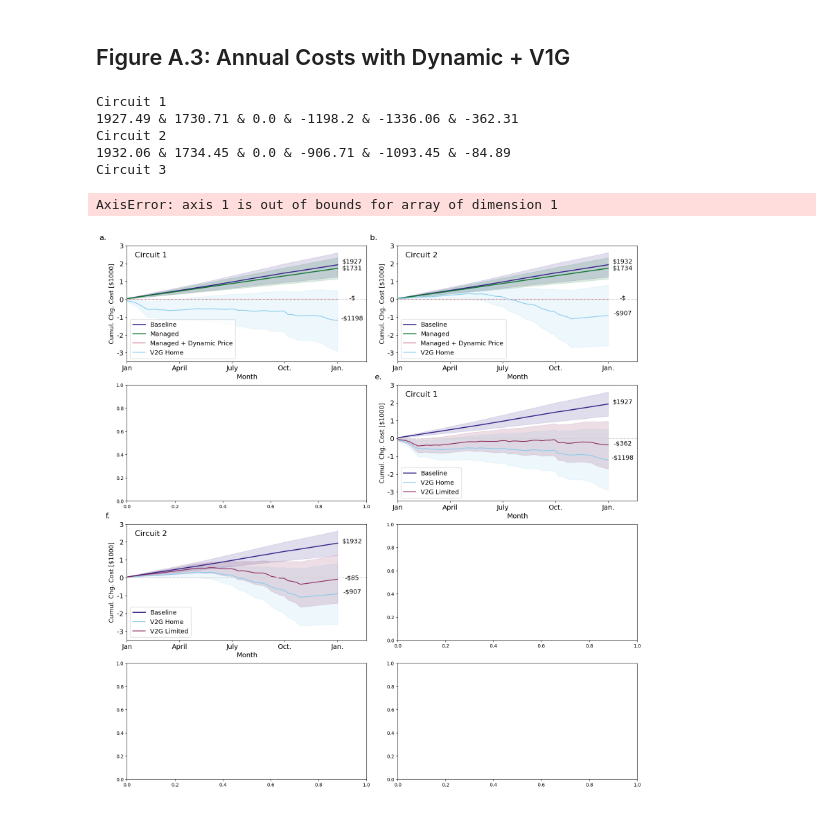
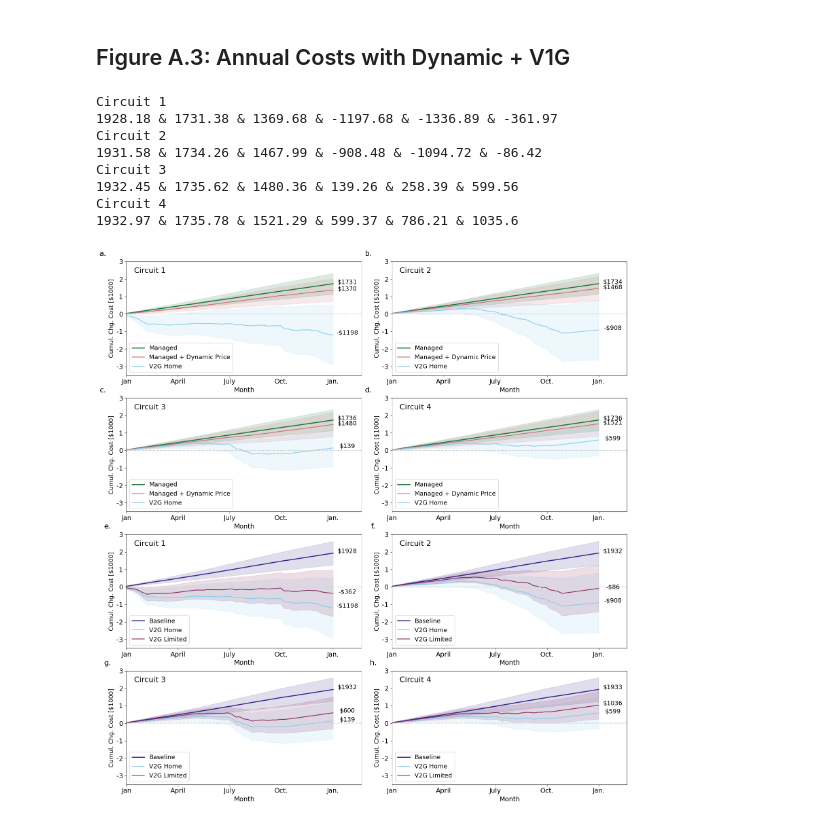
Before and after one commit to soniamartin17/v2g-dynamic-pricing, a Jupyter notebook: A3_costs_v1g_dynamic.ipynb, the cells around one changed output. Cells and saved outputs as stored; diff of their text form; code cells hidden in the pictures.

Commit message:
updating plot labels

```diff
--- a/A3_costs_v1g_dynamic.ipynb
+++ b/A3_costs_v1g_dynamic.ipynb
@@ -88,12 +88,10 @@ def replace_nan_with_previous_value(cost_mat_uncontrolled, cost_mat_controlled,
     return cost_mat_uncontrolled_jan, cost_mat_controlled_jan, cost_mat_v2g_home_jan, cost_mat_v2g_everywhere_jan, cost_mat_v1g_dynamic_jan, cost_mat_v2g_limited_jan
 # %%
 def plot_costs(ax, cost_mat_uncontrolled, cost_mat_controlled, cost_mat_v2g_home, cost_mat_v1g_dynamic, num_periods, circuit):
-    ax.plot(np.mean(np.cumsum( cost_mat_uncontrolled, axis=1), axis=0), color = color_palette[0], linewidth = 2, label='Baseline')
     ax.plot(np.mean(np.cumsum( cost_mat_controlled, axis=1), axis=0), color = color_palette[1], linewidth = 2, label='Managed')
     ax.plot(np.mean(np.cumsum( cost_mat_v1g_dynamic, axis=1), axis=0), color = color_palette[5], label='Managed + Dynamic Price')
     ax.plot(np.mean(np.cumsum( cost_mat_v2g_home, axis=1), axis=0), color = color_palette[3], label='V2G Home')
 
-    ax.fill_between(np.arange(cost_mat_uncontrolled.shape[1]), np.mean(np.cumsum( cost_mat_uncontrolled, axis=1), axis=0) - np.std(np.cumsum(cost_mat_uncontrolled, axis=1), axis=0), np.mean(np.cumsum( cost_mat_uncontrolled, axis=1), axis=0) + np.std(np.cumsum(cost_mat_uncontrolled, axis=1), axis=0), color = color_palette[0], alpha = 0.15)
     ax.fill_between(np.arange(cost_mat_controlled.shape[1]), np.mean(np.cumsum( cost_mat_controlled, axis=1), axis=0) - np.std(np.cumsum(cost_mat_controlled, axis=1), axis=0), np.mean(np.cumsum( cost_mat_controlled, axis=1), axis=0) + np.std(np.cumsum(cost_mat_controlled, axis=1), axis=0), color = color_palette[1], alpha = 0.15)
     ax.fill_between(np.arange(cost_mat_v1g_dynamic.shape[1]), np.mean(np.cumsum( cost_mat_v1g_dynamic, axis=1), axis=0) - np.std(np.cumsum(cost_mat_v1g_dynamic, axis=1), axis=0), np.mean(np.cumsum( cost_mat_v1g_dynamic, axis=1), axis=0) + np.std(np.cumsum(cost_mat_v1g_dynamic, axis=1), axis=0), color = color_palette[5], alpha = 0.15)
     ax.fill_between(np.arange(cost_mat_v2g_home.shape[1]), np.mean(np.cumsum( cost_mat_v2g_home, axis=1), axis=0) - np.std(np.cumsum(cost_mat_v2g_home, axis=1), axis=0), np.mean(np.cumsum( cost_mat_v2g_home, axis=1), axis=0) + np.std(np.cumsum(cost_mat_v2g_home, axis=1), axis=0), color = color_palette[3], alpha = 0.15)
@@ -109,14 +107,13 @@ def plot_costs(ax, cost_mat_uncontrolled, cost_mat_controlled, cost_mat_v2g_home
     ax.set_xticks(np.linspace(0, num_periods-1, 5 ))
     ax.set_xticklabels(['Jan', 'April', 'July', 'Oct.', "Jan."], fontsize=14)
     ax.tick_params(axis='both', which='major', labelsize=14)
-    ax.annotate('$'+str(np.round(np.mean(np.cumsum( cost_mat_uncontrolled, axis=1), axis=0)[-1], 0))[:-2], xy=(54.5, np.mean(np.cumsum( cost_mat_uncontrolled, axis=1), axis=0)[-1]+90), xycoords= 'data', ha='center', fontsize=13)
-    ax.annotate('$'+str(np.round(np.mean(np.cumsum( cost_mat_controlled, axis=1), axis=0)[-1], 0))[:-2], xy=(54.5, np.mean(np.cumsum( cost_mat_controlled, axis=1), axis=0)[-1]-90), xycoords= 'data', ha='center', fontsize=13)
+    ax.annotate('$'+str(np.round(np.mean(np.cumsum( cost_mat_controlled, axis=1), axis=0)[-1], 0))[:-2], xy=(54.5, np.mean(np.cumsum( cost_mat_controlled, axis=1), axis=0)[-1]), xycoords= 'data', ha='center', fontsize=13)
+    ax.annotate('$'+str(np.round(np.mean(np.cumsum( cost_mat_v1g_dynamic, axis=1), axis=0)[-1], 0))[:-2], xy=(54.5, np.mean(np.cumsum( cost_mat_v1g_dynamic, axis=1), axis=0)[-1]-30), xycoords= 'data', ha='center', fontsize=13)
+
     if np.mean(np.cumsum( cost_mat_v2g_home, axis=1), axis=0)[-1] < 0:
         ax.annotate('-$'+str(np.round(np.mean(np.cumsum( cost_mat_v2g_home, axis=1), axis=0)[-1], 0))[1:-2], xy=(54.5, np.mean(np.cumsum( cost_mat_v2g_home, axis=1), axis=0)[-1]+20), xycoords= 'data', ha='center', fontsize=13)
-        ax.annotate('-$'+str(np.round(np.mean(np.cumsum( cost_mat_v1g_dynamic, axis=1), axis=0)[-1], 0))[1:-2], xy=(54.5, np.mean(np.cumsum( cost_mat_v1g_dynamic, axis=1), axis=0)[-1]-20), xycoords= 'data', ha='center', fontsize=13)
     else:
-        ax.annotate('$'+str(np.round(np.mean(np.cumsum( cost_mat_v2g_home, axis=1), axis=0)[-1], 0))[:-2], xy=(54.5, np.mean(np.cumsum( cost_mat_v2g_home, axis=1), axis=0)[-1]-20), xycoords= 'data', ha='center', fontsize=13)
-        ax.annotate('$'+str(np.round(np.mean(np.cumsum( cost_mat_v1g_dynamic, axis=1), axis=0)[-1], 0))[:-2], xy=(54.5, np.mean(np.cumsum( cost_mat_v1g_dynamic, axis=1), axis=0)[-1]+20), xycoords= 'data', ha='center', fontsize=13)
+        ax.annotate('$'+str(np.round(np.mean(np.cumsum( cost_mat_v2g_home, axis=1), axis=0)[-1], 0))[:-2], xy=(54.5, np.mean(np.cumsum( cost_mat_v2g_home, axis=1), axis=0)[-1]), xycoords= 'data', ha='center', fontsize=13)
 
     min=-3500
     max=3000
@@ -194,34 +191,36 @@ def load_results(results_path, period_string):
 # %%
 aging = 'batt_aging_0'
 period_string = '2024-06-03_to_2025-06-01'
 
 fig, ax = plt.subplots(4, 2, figsize=(19, 20))
 ax = ax.flatten()
 plt.subplots_adjust(wspace=0.13)
 plt.subplots_adjust(hspace=0.2)
 fig_label = ['a', 'b', 'c', 'd']
 fig_label_2 = ['e', 'f', 'g', 'h']
 
 for i, circuit in enumerate(['cir_1', 'cir_2', 'cir_3', 'cir_4']):
     print('Circuit ' + str(circuit)[-1])
     #load results
     results_path = 'Results/'+ circuit+ '/' + aging + '/' + 'elrp_1_'
     cost_mat_uncontrolled, cost_mat_controlled, cost_mat_v2g_home, cost_mat_v2g_everywhere, cost_mat_v1g_dynamic, cost_mat_v2g_limited = load_results(results_path, period_string)
     cost_mat_uncontrolled, cost_mat_controlled, cost_mat_v2g_home, cost_mat_v2g_everywhere, cost_mat_v1g_dynamic, cost_mat_v2g_limited = replace_nan_with_previous_value(cost_mat_uncontrolled, cost_mat_controlled, cost_mat_v2g_home, cost_mat_v2g_everywhere, cost_mat_v1g_dynamic, cost_mat_v2g_limited)
     num_periods = cost_mat_uncontrolled.shape[1]
     plot_costs(ax[i], cost_mat_uncontrolled, cost_mat_controlled, cost_mat_v2g_home, cost_mat_v1g_dynamic, num_periods, circuit)
     print(str(np.round(np.mean(np.cumsum( cost_mat_uncontrolled, axis=1), axis=0)[-1],2)) + ' & ' + str(np.round(np.mean(np.cumsum( cost_mat_controlled, axis=1), axis=0)[-1], 2)) + ' & ' + str(np.round(np.mean(np.cumsum(cost_mat_v1g_dynamic, axis=1), axis=0)[-1], 2)) + ' & ' + str(np.round(np.mean(np.cumsum( cost_mat_v2g_home, axis=1), axis=0)[-1], 2)) + ' & ' + str(np.round(np.mean(np.cumsum( cost_mat_v2g_everywhere, axis=1), axis=0)[-1], 2)) + ' & ' + str(np.round(np.mean(np.cumsum( cost_mat_v2g_limited, axis=1), axis=0)[-1], 2)) )
     ax[i].annotate(fig_label[i]+'.', xy=(-0.1, 1.05), xycoords='axes fraction', ha='center', fontsize=16)
 
-    plot_costs_limited(ax[i+4-1], cost_mat_uncontrolled,  cost_mat_v2g_home, cost_mat_v2g_limited, num_periods, circuit)
-    ax[i+4-1].annotate(fig_label_2[i]+'.', xy=(-0.08, 1.05), xycoords='axes fraction', ha='center', fontsize=16)
+    plot_costs_limited(ax[i+4], cost_mat_uncontrolled,  cost_mat_v2g_home, cost_mat_v2g_limited, num_periods, circuit)
+    ax[i+4].annotate(fig_label_2[i]+'.', xy=(-0.08, 1.05), xycoords='axes fraction', ha='center', fontsize=16)
 
 plt.savefig(save_path + 'A3_costs_v1g_dynamic.pdf', bbox_inches='tight')
 # %% [output]
 Circuit 1
-1927.49 & 1730.71 & 0.0 & -1198.2 & -1336.06 & -362.31
+1928.18 & 1731.38 & 1369.68 & -1197.68 & -1336.89 & -361.97
 Circuit 2
-1932.06 & 1734.45 & 0.0 & -906.71 & -1093.45 & -84.89
+1931.58 & 1734.26 & 1467.99 & -908.48 & -1094.72 & -86.42
 Circuit 3
+1932.45 & 1735.62 & 1480.36 & 139.26 & 258.39 & 599.56
+Circuit 4
+1932.97 & 1735.78 & 1521.29 & 599.37 & 786.21 & 1035.6
-AxisError: axis 1 is out of bounds for array of dimension 1
-[figure, old version]
+[figure, new version]
```
Also changed, not shown: 1 other file.
